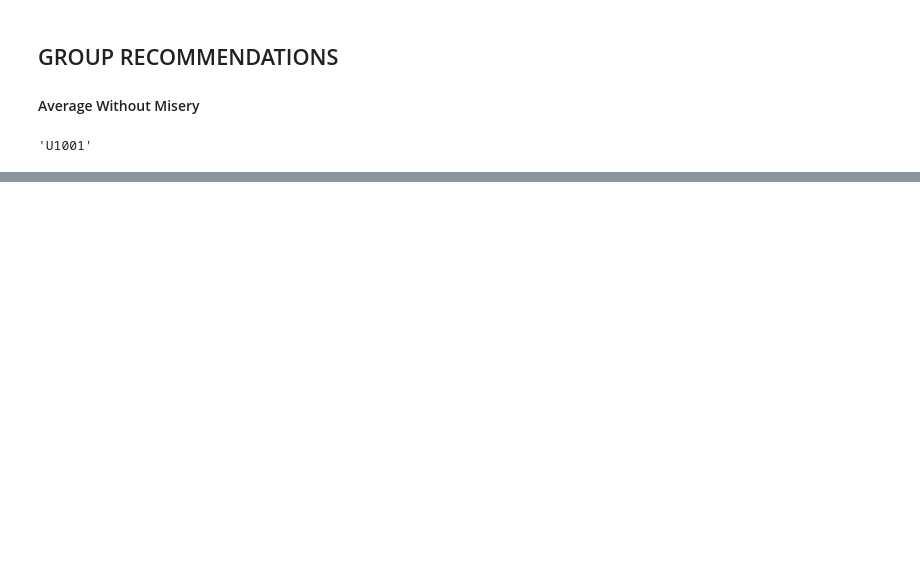
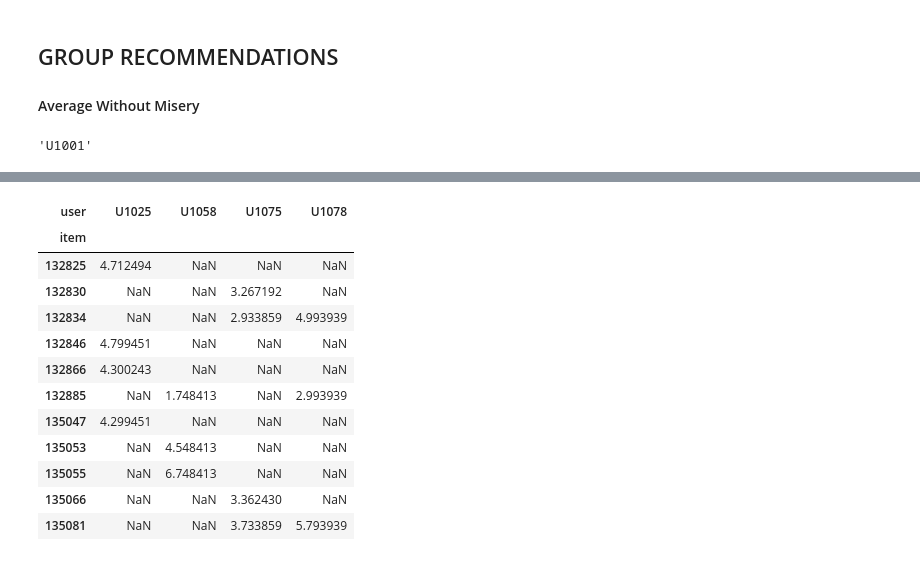
Before and after one commit to HusamAQ/RecSys_weRecommenaGrade10, a Jupyter notebook: notebooks/data_preprocessing.ipynb, the cells around one changed output, grey strips where cells are left out. Cells and saved outputs as stored; diff of their text form; code cells hidden in the pictures; blank space fills up the shorter version.

```diff
--- a/notebooks/data_preprocessing.ipynb
+++ b/notebooks/data_preprocessing.ipynb
@@ -371,0 +399,9 @@ group_explanation(t2, group_size,thres)
+# %%
+from lenskit.algorithms.bias import Bias
+from lenskit.batch import predict
+from lenskit.metrics.predict import user_metric, rmse
+
+algo = Bias()
+algo.fit(train_set)
+preds = predict(algo, test_set)
+# user_metric(preds, metric=rmse)
@@ -371,0 +424,60 @@ group_explanation(t2, group_size,thres)
+# %%
+users=pd.DataFrame(test_set.user.drop_duplicates(),columns=['user'])
+sam=users.sample(5)
+
+sam
+
+sample_groups={}
+
+for i in range(100):
+    sam = users.sample(4)
+    sample_groups[(i+100)]=sam
+# %%
+for i in sample_groups.keys():
+    group=sample_groups[i]
+    ratings_t = pd.DataFrame(columns=['user', 'item', 'score'])
+    ratings_p = pd.DataFrame(columns=['user', 'item', 'score'])
+    group_size = len(group.user)
+    for user in group.user:
+        # This here has to be the recommender algorithm, given a userID it returns recommendations with predicted ratings
+        temp = preds[preds.user==user]
+        # display(temp)
+        ratings_true = temp[['user', 'item', 'rating']]
+        ratings_pred = temp[['user', 'item', 'prediction']]
+
+        ratings_true = ratings_true.rename(columns={"rating": "score"})
+        ratings_pred = ratings_pred.rename(columns={"prediction": "score"})
+
+        ratings_t = ratings_t.append(ratings_true)
+        ratings_p = ratings_p.append(ratings_pred)
+
+    ratings_t = ratings_t.reset_index(drop=True)
+    ratings_p = ratings_p.reset_index(drop=True)
+
+
+
+    test, thres = average_without_misery(rat=ratings_t)
+    test1, thres1 = average_without_misery(rat=ratings_p)
+    break
+
+ratings_p.pivot(index='item', columns='user', values='score')
+
+# display(test)
+# t2 = pd.merge(test, default_res_Profile, left_on='item', right_on='placeID')
+# display(t2)
+# display(len(test))
+# thres
+# %% [output]
+| user | U1025 | U1058 | U1075 | U1078 |
+| item |  |  |  |  |
+| 132825 | 4.712494 | NaN | NaN | NaN |
+| 132830 | NaN | NaN | 3.267192 | NaN |
+| 132834 | NaN | NaN | 2.933859 | 4.993939 |
+| 132846 | 4.799451 | NaN | NaN | NaN |
+| 132866 | 4.300243 | NaN | NaN | NaN |
+| 132885 | NaN | 1.748413 | NaN | 2.993939 |
+| 135047 | 4.299451 | NaN | NaN | NaN |
+| 135053 | NaN | 4.548413 | NaN | NaN |
+| 135055 | NaN | 6.748413 | NaN | NaN |
+| 135066 | NaN | NaN | 3.362430 | NaN |
+| 135081 | NaN | NaN | 3.733859 | 5.793939 |
```
Also changed, not shown: parts of 13 cells of this notebook.
